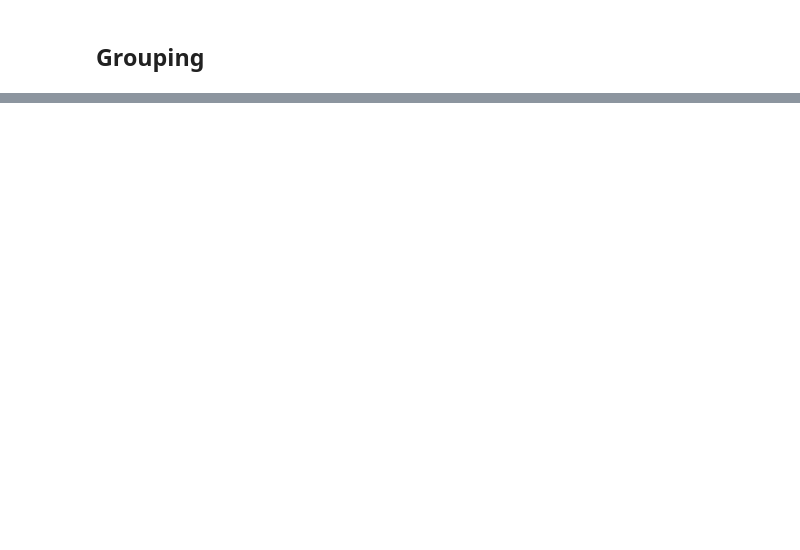
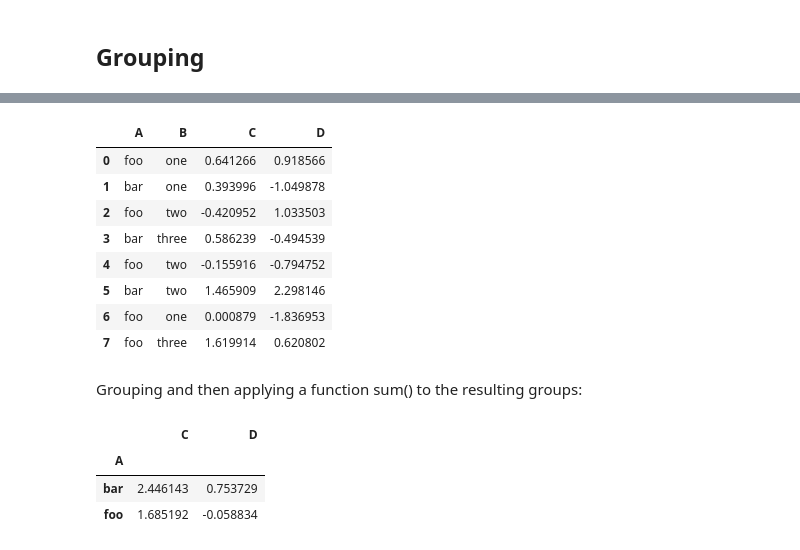
Before and after one commit to bgroveben/coursera_python_fundamentals, a Jupyter notebook: from_the_docs/ten_minutes_to_pandas.ipynb, the cells around one changed output, grey strips where cells are left out. Saved outputs shown, nothing was run; the diff lists cells and outputs as text; code cells hidden in the pictures; blank space fills up the shorter version.

Commit message:
Grouping and Reshaping

```diff
--- a/from_the_docs/ten_minutes_to_pandas.ipynb
+++ b/from_the_docs/ten_minutes_to_pandas.ipynb
@@ -825,0 +835,27 @@ df.append(s, ignore_index=True)
+# %%
+df = pd.DataFrame({'A' : ['foo', 'bar', 'foo', 'bar',
+                           'foo', 'bar', 'foo', 'foo'],
+                   'B' : ['one', 'one', 'two', 'three',
+                           'two', 'two', 'one', 'three'],
+                   'C' : np.random.randn(8),
+                   'D' : np.random.randn(8)})
+df
+# %% [output]
+|  | A | B | C | D |
+| 0 | foo | one | 0.641266 | 0.918566 |
+| 1 | bar | one | 0.393996 | -1.049878 |
+| 2 | foo | two | -0.420952 | 1.033503 |
+| 3 | bar | three | 0.586239 | -0.494539 |
+| 4 | foo | two | -0.155916 | -0.794752 |
+| 5 | bar | two | 1.465909 | 2.298146 |
+| 6 | foo | one | 0.000879 | -1.836953 |
+| 7 | foo | three | 1.619914 | 0.620802 |
+# %% [markdown]
+Grouping and then applying a function sum() to the resulting groups:
+# %%
+df.groupby('A').sum()
+# %% [output]
+|  | C | D |
+| A |  |  |
+| bar | 2.446143 | 0.753729 |
+| foo | 1.685192 | -0.058834 |
```
Also changed, not shown: parts of 77 cells of this notebook, 1 other file.
